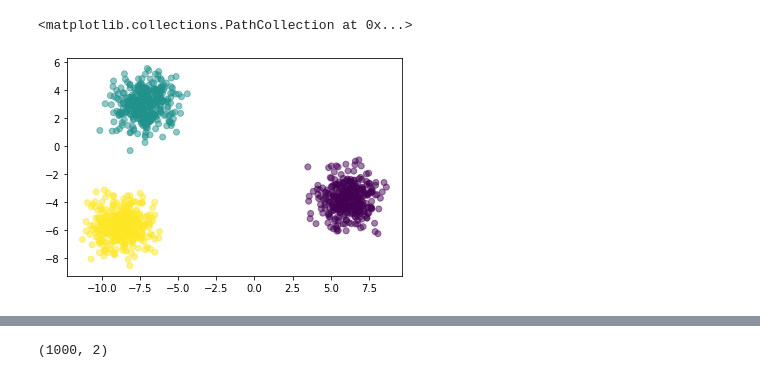
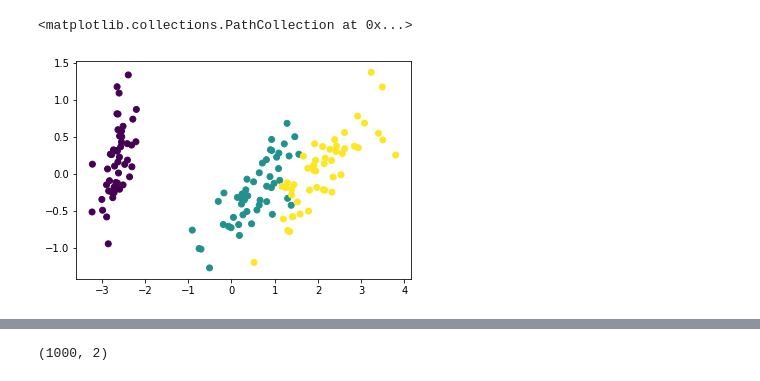
Before and after one commit to cbernet/introduction_machine_learning, a Jupyter notebook: notebooks/unsupervised_learning/dimensionality_reduction.ipynb, the cells around one changed output, grey strips where cells are left out. Saved outputs shown, nothing was run; the diff lists cells and outputs as text; code cells hidden in the pictures.

```diff
--- a/notebooks/unsupervised_learning/01_dimensionality_reduction.ipynb
+++ b/notebooks/unsupervised_learning/dimensionality_reduction.ipynb
@@ -22,8 +33,6 @@ data.shape
 # %%
 import matplotlib.pyplot as plt
-import numpy as np
+plt.scatter(view[:,0], view[:,1], c=labels)
+# %% [output]
+<matplotlib.collections.PathCollection at 0x...>
+[figure, added]
-# %%
-plt.scatter(data[:,0], data[:,1], c=labels, alpha=0.5)
-# %% [output]
-<matplotlib.collections.PathCollection at 0x...>
-[figure, removed]
```
Also changed, not shown: parts of 22 cells of this notebook, 2 other files.
